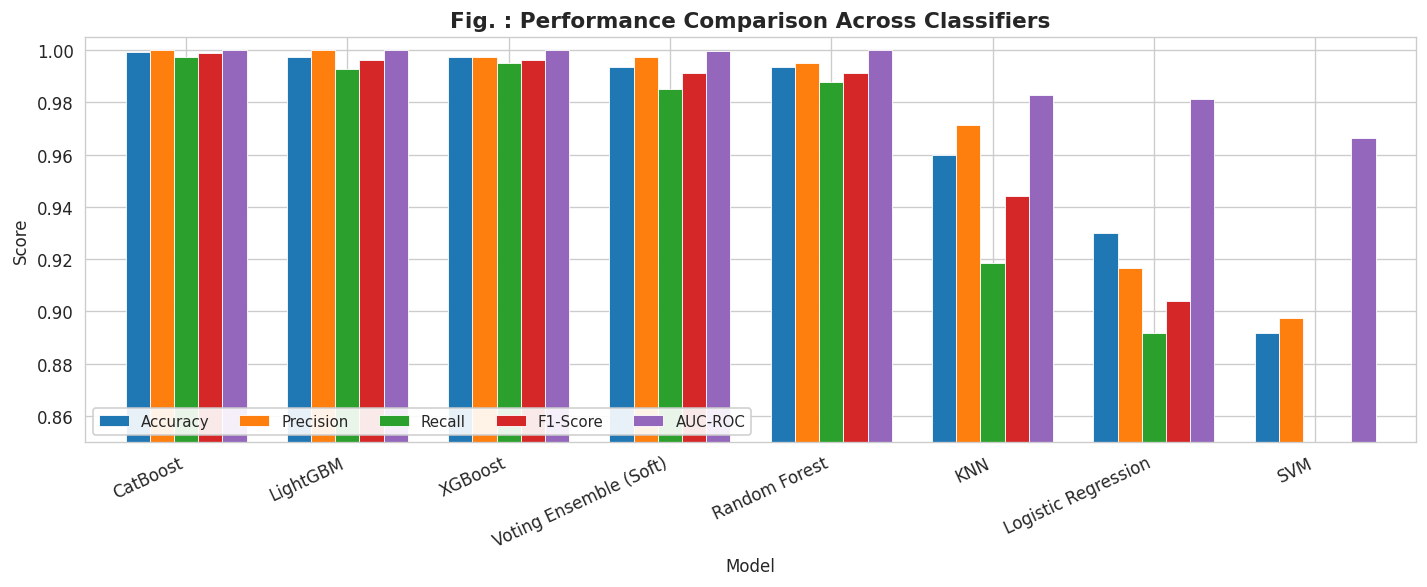
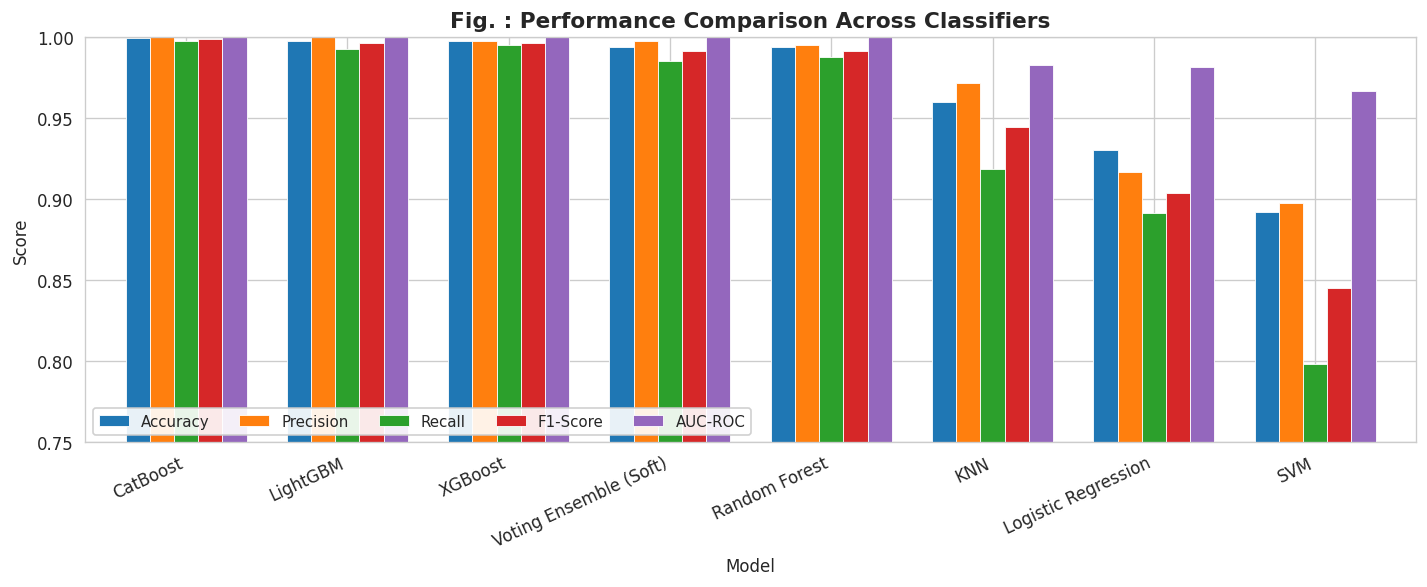
The notebook cell's code change between the first figure and the second:
--- before
+++ after
@@ -5,5 +5,5 @@
 fig, ax = plt.subplots(figsize=(12, 5))
 plot_df.plot(kind="bar", ax=ax, width=0.75, edgecolor="white", linewidth=0.5)
-ax.set_ylim(0.85, 1.005)
+ax.set_ylim(0.75, 1.00)
 ax.set_ylabel("Score")
 ax.set_title("Fig. : Performance Comparison Across Classifiers", fontweight="bold", fontsize=13)

Commit: Created using Colab